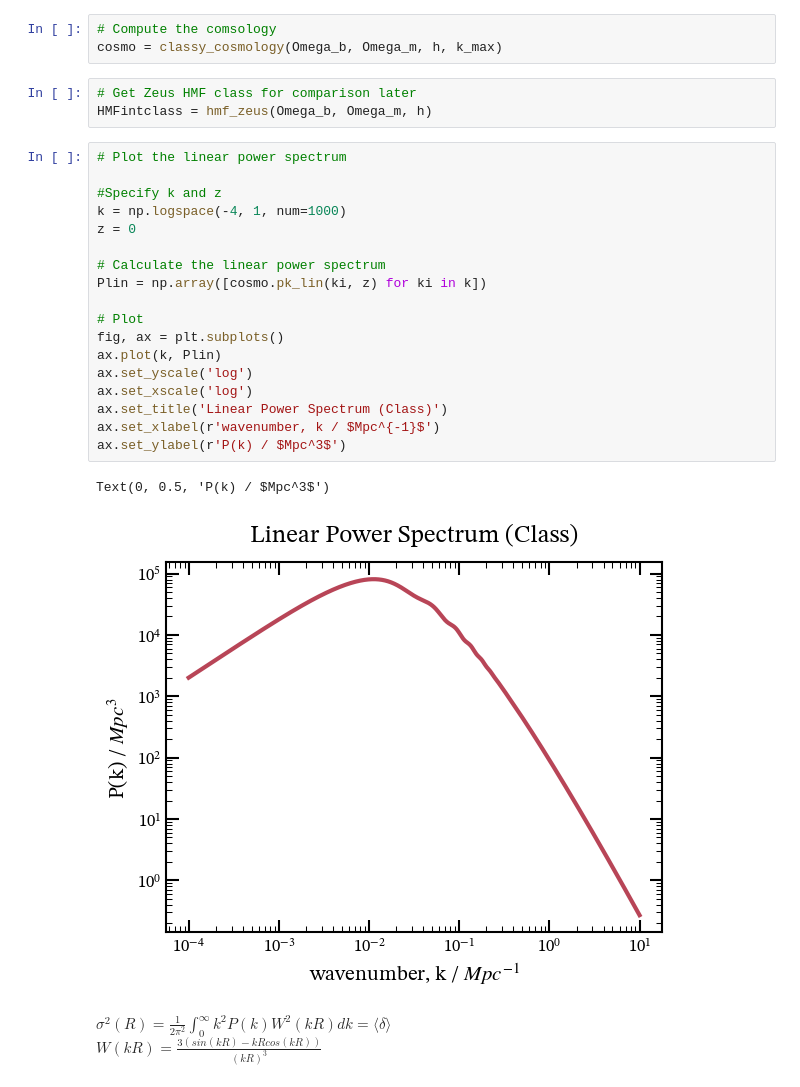
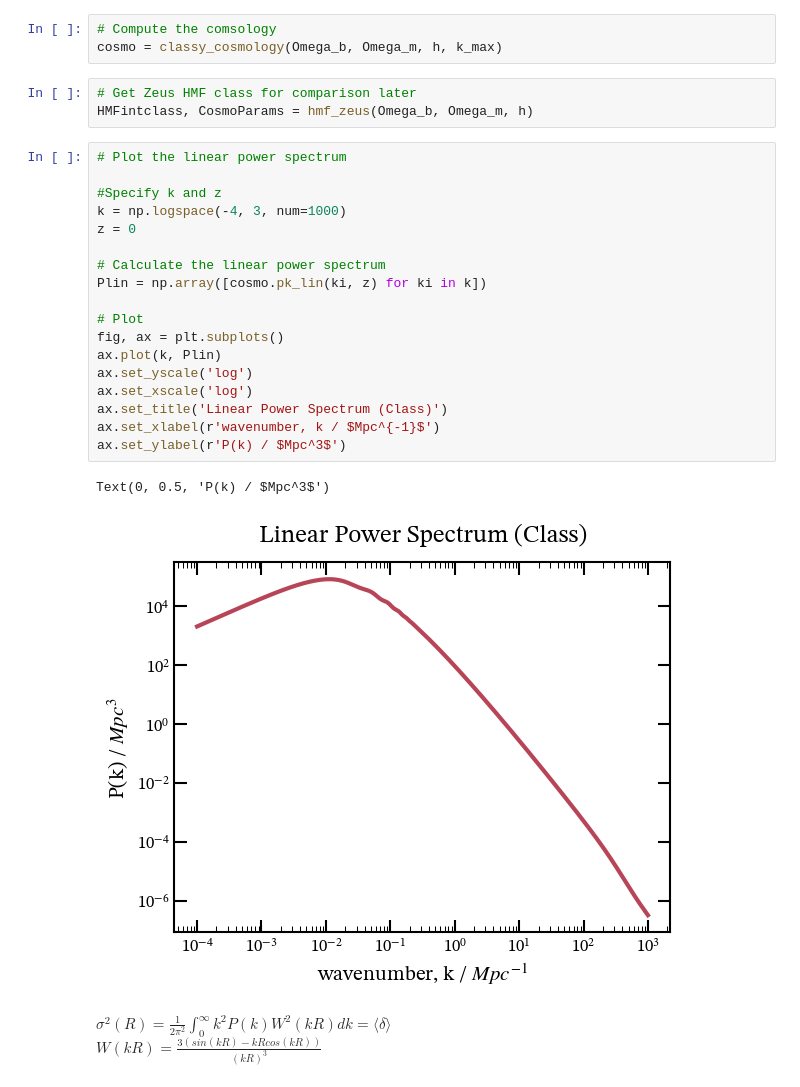
Before and after one commit to ebregou/modeling_stochasticity, a Jupyter notebook: notebooks/hmf.ipynb, the cells around one changed output. Drawn from its saved outputs; the diff is of its cells as text.

```diff
--- a/notebooks/hmf.ipynb
+++ b/notebooks/hmf.ipynb
@@ -79,28 +79,28 @@ k_max = 1e3
 cosmo = classy_cosmology(Omega_b, Omega_m, h, k_max)
 # %%
 # Get Zeus HMF class for comparison later
-HMFintclass = hmf_zeus(Omega_b, Omega_m, h)
+HMFintclass, CosmoParams = hmf_zeus(Omega_b, Omega_m, h)
 # %%
 # Plot the linear power spectrum
 
 #Specify k and z
-k = np.logspace(-4, 1, num=1000)
+k = np.logspace(-4, 3, num=1000)
 z = 0
 
 # Calculate the linear power spectrum
 Plin = np.array([cosmo.pk_lin(ki, z) for ki in k])
 
 # Plot
 fig, ax = plt.subplots()
 ax.plot(k, Plin)
 ax.set_yscale('log')
 ax.set_xscale('log')
 ax.set_title('Linear Power Spectrum (Class)')
 ax.set_xlabel(r'wavenumber, k / $Mpc^{-1}$')
 ax.set_ylabel(r'P(k) / $Mpc^3$')
 # %% [output]
 Text(0, 0.5, 'P(k) / $Mpc^3$')
-[figure, old version]
+[figure, new version]
 # %% [markdown]
 $\sigma^2(R) = \frac{1}{2\pi^2} \int_0^{\infty}k^2P(k)W^2(kR)dk = \langle \delta \rangle$ \
 $W(kR) = \frac{3(sin(kR)-kRcos(kR))}{(kR)^3}$
```
Also changed, not shown: parts of 15 cells of this notebook.
